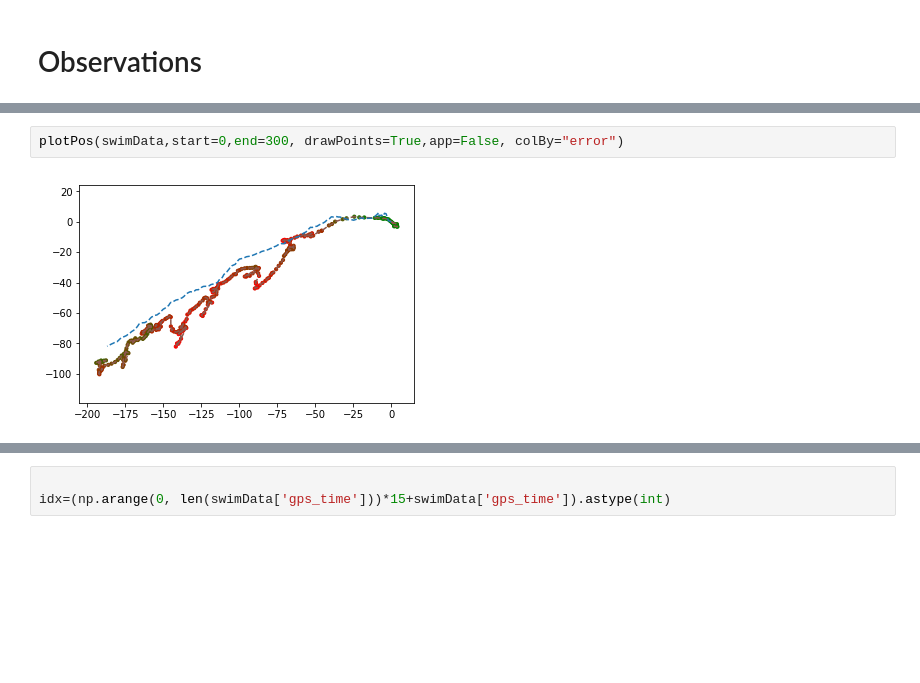
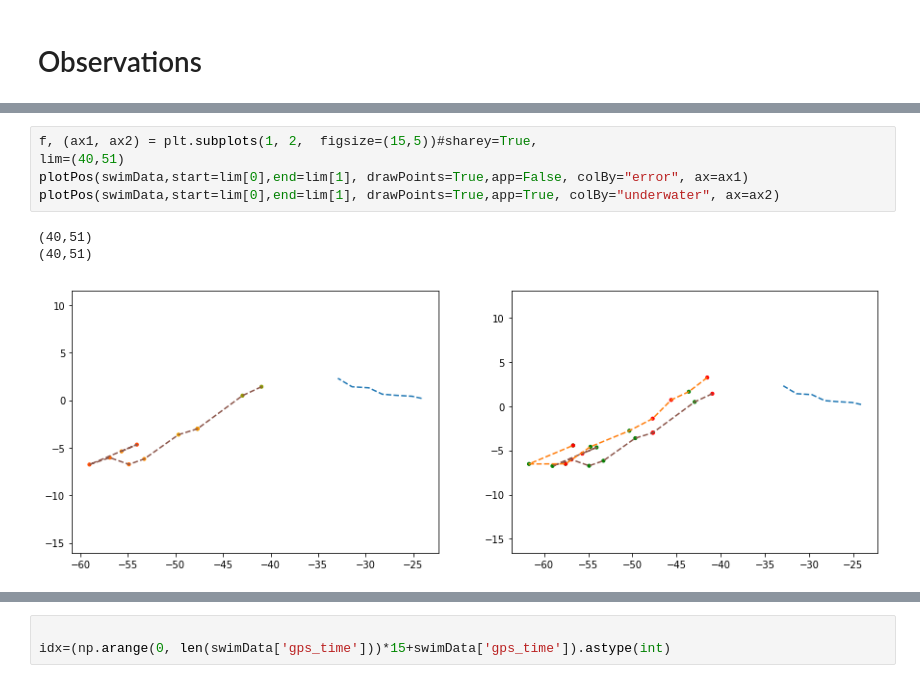
Before and after one commit to MatthiasLienhard/garmin_sandbox, a Jupyter notebook: analyse_recording.ipynb, the cells around one changed output, grey strips where cells are left out. Drawn from its saved outputs; the diff is of its cells as text; blank space fills up the shorter version.

```diff
--- a/analyse_recording.ipynb
+++ b/analyse_recording.ipynb
@@ -326,5 +448,10 @@ plotData(swimData,start=0,end=900)
-# %%
-plotPos(swimData,start=0,end=300, drawPoints=True,app=False, colBy="error")
-# %% [output]
-[figure, removed]
+# %%
+f, (ax1, ax2) = plt.subplots(1, 2,  figsize=(15,5))#sharey=True,
+lim=(40,51)
+plotPos(swimData,start=lim[0],end=lim[1], drawPoints=True,app=False, colBy="error", ax=ax1)
+plotPos(swimData,start=lim[0],end=lim[1], drawPoints=True,app=True, colBy="underwater", ax=ax2)
+# %% [output]
+(40,51)
+(40,51)
+[figure, added]
 # %%
```
Also changed, not shown: parts of 18 cells of this notebook, 2 other files.
